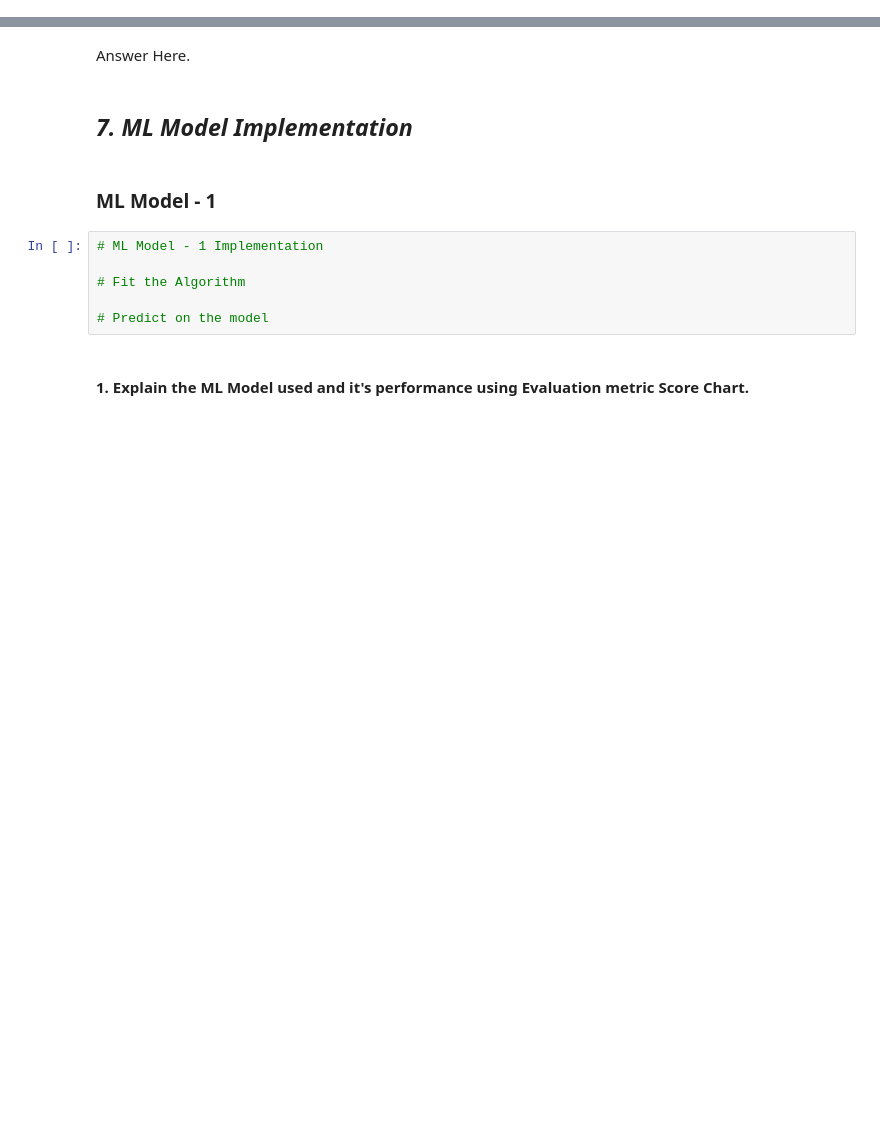
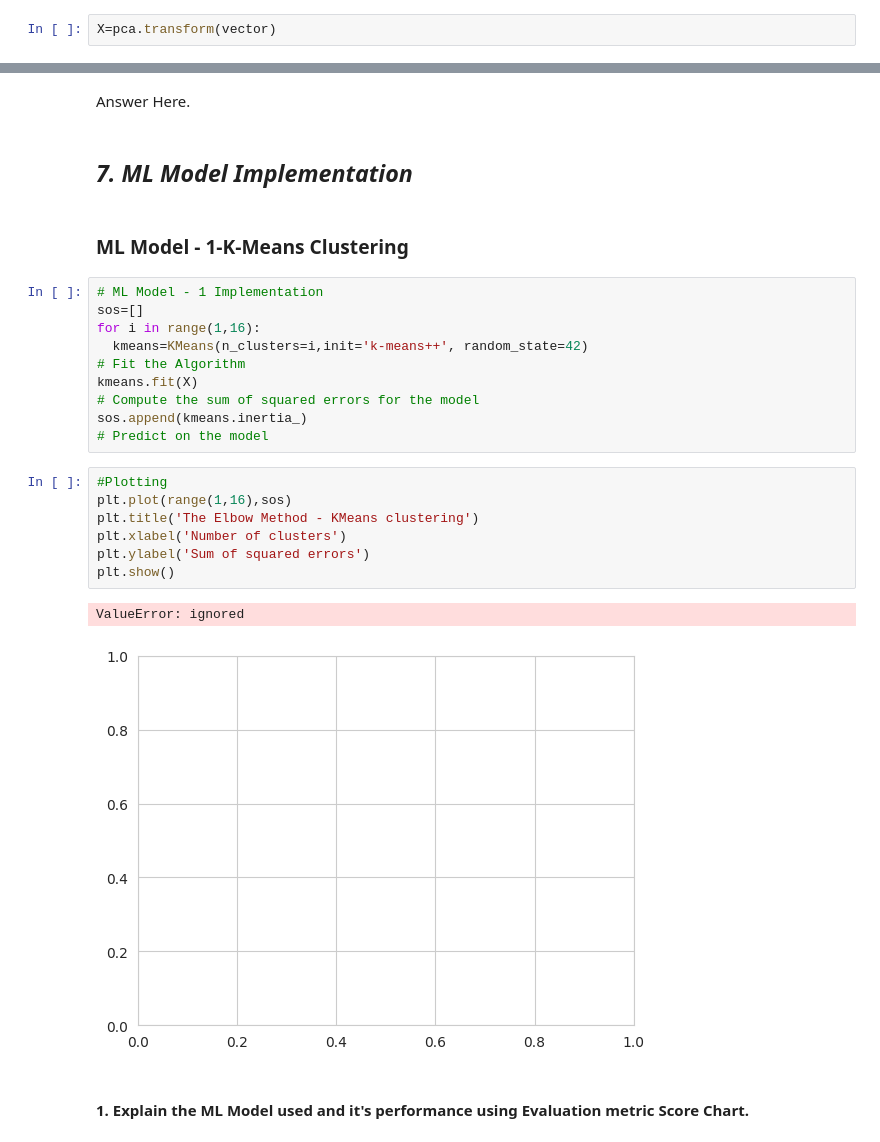
Before and after one commit to Jeetesh-KumarM/CAPSTONE-PROJECT--3--CLUSTERING, a Jupyter notebook: Netflix_Movies_and_TV_Shows_Clustering.ipynb, the cells around one changed output, grey strips where cells are left out. Cells and saved outputs as stored; diff of their text form; blank space fills up the shorter version.

```diff
--- a/Netflix_Movies_and_TV_Shows_Clustering.ipynb
+++ b/Netflix_Movies_and_TV_Shows_Clustering.ipynb
@@ -919,0 +1039,2 @@ Answer Here.
+# %%
+X=pca.transform(vector)
@@ -944,13 +1069,27 @@ Answer Here.
 # %% [markdown]
 ## ***7. ML Model Implementation***
 # %% [markdown]
-### ML Model - 1
+### ML Model - 1-K-Means Clustering
-# %%
-# ML Model - 1 Implementation
-
-# Fit the Algorithm
-
-# Predict on the model
+# %%
+# ML Model - 1 Implementation
+sos=[]
+for i in range(1,16):
+  kmeans=KMeans(n_clusters=i,init='k-means++', random_state=42)
+# Fit the Algorithm
+kmeans.fit(X)
+# Compute the sum of squared errors for the model
+sos.append(kmeans.inertia_)
+# Predict on the model
+# %%
+#Plotting
+plt.plot(range(1,16),sos)
+plt.title('The Elbow Method - KMeans clustering')
+plt.xlabel('Number of clusters')
+plt.ylabel('Sum of squared errors')
+plt.show()
+# %% [output]
+ValueError: ignored
+[figure, added]
 # %% [markdown]
 #### 1. Explain the ML Model used and it's performance using Evaluation metric Score Chart.
 # %%
```
Also changed, not shown: parts of 41 cells of this notebook.
